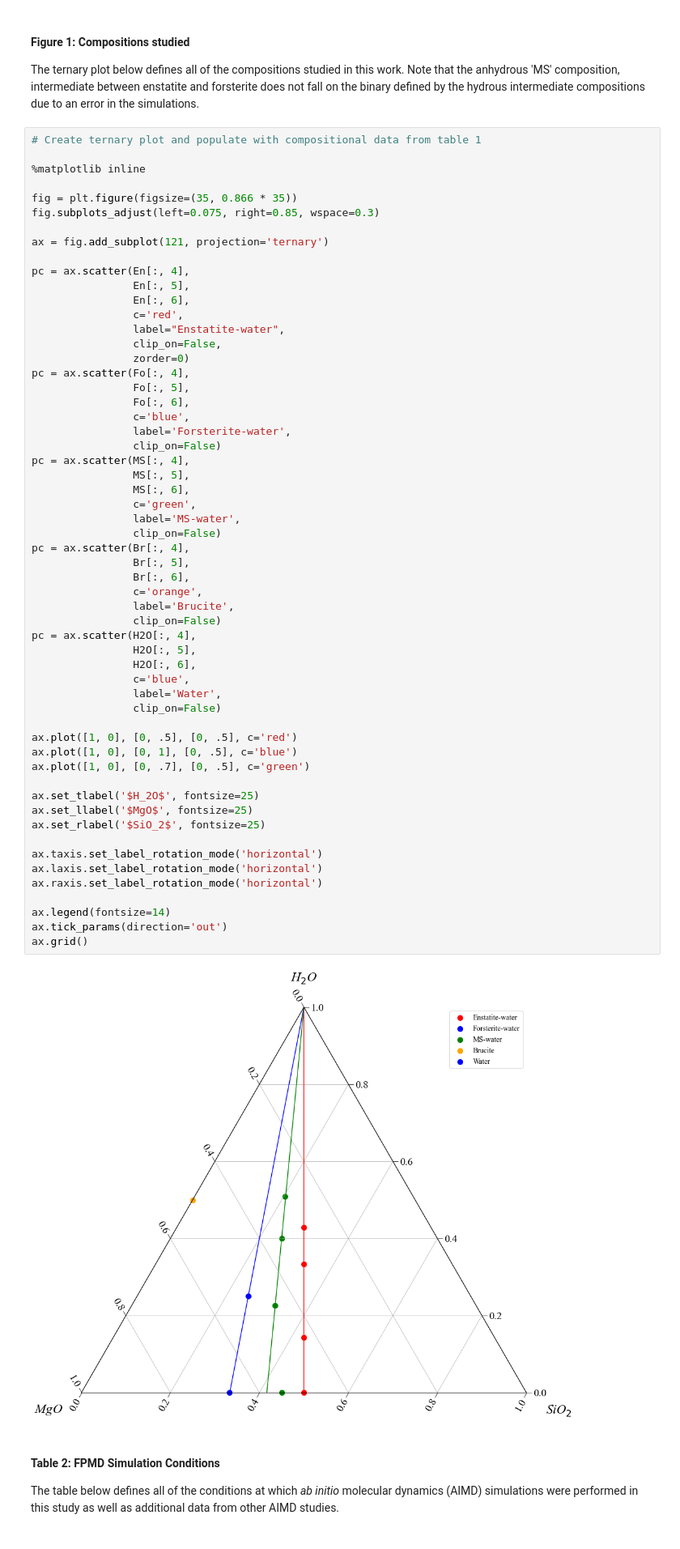
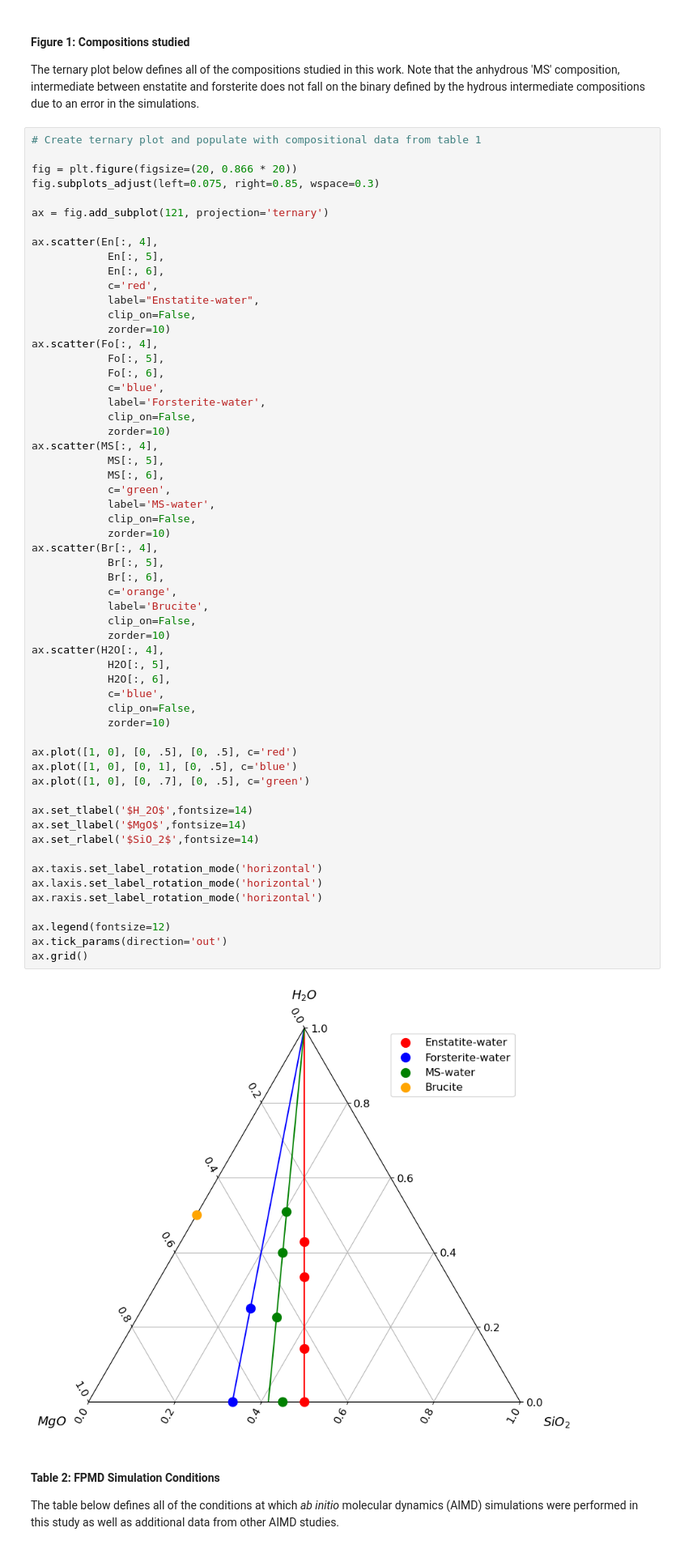
Before and after one commit to olivertlord/hydrous-melts, a Jupyter notebook: hydrous_melt_PVTX.ipynb, the cells around one changed output. Shown at 81% size. Cells and saved outputs as stored; diff of their text form.

```diff
--- a/hydrous_melt_PVTX.ipynb
+++ b/hydrous_melt_PVTX.ipynb
@@ -150,62 +133,63 @@ The ternary plot below defines all of the compositions studied in this work. Not
 # %%
 # Create ternary plot and populate with compositional data from table 1
 
-%matplotlib inline
-
-fig = plt.figure(figsize=(35, 0.866 * 35))
+fig = plt.figure(figsize=(20, 0.866 * 20))
 fig.subplots_adjust(left=0.075, right=0.85, wspace=0.3)
 
 ax = fig.add_subplot(121, projection='ternary')
 
-pc = ax.scatter(En[:, 4],
-                En[:, 5],
-                En[:, 6],
-                c='red',
-                label="Enstatite-water",
-                clip_on=False,
-                zorder=0)
-pc = ax.scatter(Fo[:, 4],
-                Fo[:, 5],
-                Fo[:, 6],
-                c='blue',
-                label='Forsterite-water',
-                clip_on=False)
-pc = ax.scatter(MS[:, 4],
-                MS[:, 5],
-                MS[:, 6],
-                c='green',
-                label='MS-water',
-                clip_on=False)
-pc = ax.scatter(Br[:, 4],
-                Br[:, 5],
-                Br[:, 6],
-                c='orange',
-                label='Brucite',
-                clip_on=False)
-pc = ax.scatter(H2O[:, 4],
-                H2O[:, 5],
-                H2O[:, 6],
-                c='blue',
-                label='Water',
-                clip_on=False)
+ax.scatter(En[:, 4],
+            En[:, 5],
+            En[:, 6],
+            c='red',
+            label="Enstatite-water",
+            clip_on=False,
+            zorder=10)
+ax.scatter(Fo[:, 4],
+            Fo[:, 5],
+            Fo[:, 6],
+            c='blue',
+            label='Forsterite-water',
+            clip_on=False,
+            zorder=10)
+ax.scatter(MS[:, 4],
+            MS[:, 5],
+            MS[:, 6],
+            c='green',
+            label='MS-water',
+            clip_on=False,
+            zorder=10)
+ax.scatter(Br[:, 4],
+            Br[:, 5],
+            Br[:, 6],
+            c='orange',
+            label='Brucite',
+            clip_on=False,
+            zorder=10)
+ax.scatter(H2O[:, 4],
+            H2O[:, 5],
+            H2O[:, 6],
+            c='blue',
+            clip_on=False,
+            zorder=10)
 
 ax.plot([1, 0], [0, .5], [0, .5], c='red')
 ax.plot([1, 0], [0, 1], [0, .5], c='blue')
 ax.plot([1, 0], [0, .7], [0, .5], c='green')
 
-ax.set_tlabel('$H_2O$', fontsize=25)
-ax.set_llabel('$MgO$', fontsize=25)
-ax.set_rlabel('$SiO_2$', fontsize=25)
+ax.set_tlabel('$H_2O$',fontsize=14)
+ax.set_llabel('$MgO$',fontsize=14)
+ax.set_rlabel('$SiO_2$',fontsize=14)
 
 ax.taxis.set_label_rotation_mode('horizontal')
 ax.laxis.set_label_rotation_mode('horizontal')
 ax.raxis.set_label_rotation_mode('horizontal')
 
-ax.legend(fontsize=14)
+ax.legend(fontsize=12)
 ax.tick_params(direction='out')
 ax.grid()
 # %% [output]
-[figure, old version]
+[figure, new version]
 # %% [markdown]
 <a id="table_2"></a>
 #### Table 2: FPMD Simulation Conditions
```
Also changed, not shown: parts of 21 cells of this notebook, 3 other files.
